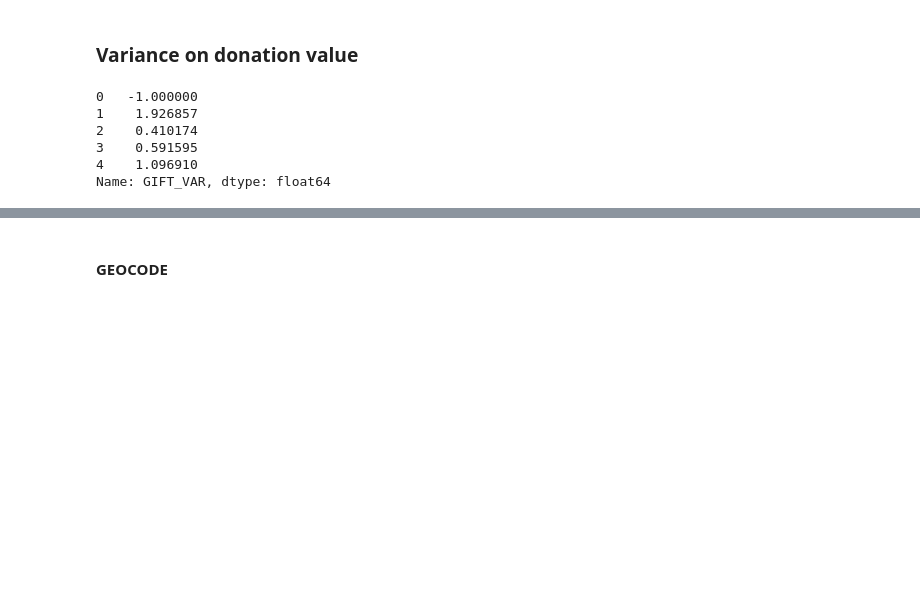
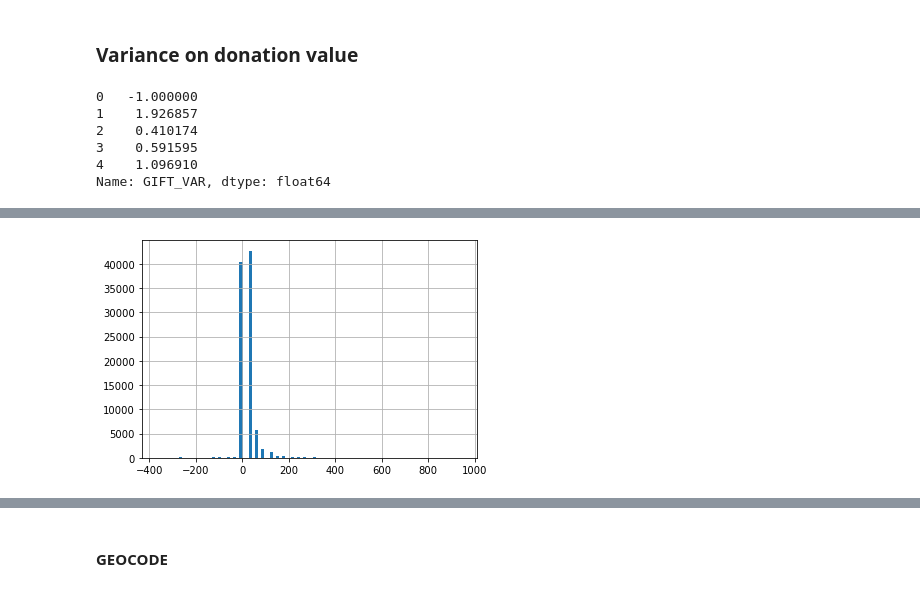
Before and after one commit to FilipeGCoelho/DM, a Jupyter notebook: Notebooks/1_Data_Preprocessing-Other.ipynb, the cells around one changed output, grey strips where cells are left out. Saved outputs shown, nothing was run; the diff lists cells and outputs as text; code cells hidden in the pictures; blank space fills up the shorter version.

```diff
--- a/Notebooks/1_Data_Preprocessing-Other.ipynb
+++ b/Notebooks/1_Data_Preprocessing-Other.ipynb
@@ -299,0 +302,14 @@ Name: GIFT_VAR, dtype: float64
+# %%
+df_ = df.copy()
+lag_cols = ['LAG_%s' % i for i in range(3,25)]
+
+# lags in days
+for i in range(3,25):
+    df_['LAG_%s' % i] = (pd.to_datetime(df_['RDATE_%s' % i]) -
+                         pd.to_datetime(df_['ADATE_%s' % i])) / np.timedelta64(1, 'D')
+
+df_['LAG_avg'] = df_[lag_cols].mean(axis=1)
+df_['LAG_variance'] = df_[lag_cols].var(axis=1)
+df_['LAG_min'] = df_[lag_cols].min(axis=1)
+df_['LAG_max'] = df_[lag_cols].max(axis=1)
+df_[['LAG_avg', 'LAG_variance', 'LAG_min', 'LAG_max']]
@@ -299,0 +330,5 @@ Name: GIFT_VAR, dtype: float64
+# %%
+df_['LAG_min'].hist(bins=100);
+# negatives are anomalies
+# %% [output]
+[figure, added]
```
Also changed, not shown: parts of 66 cells of this notebook.
